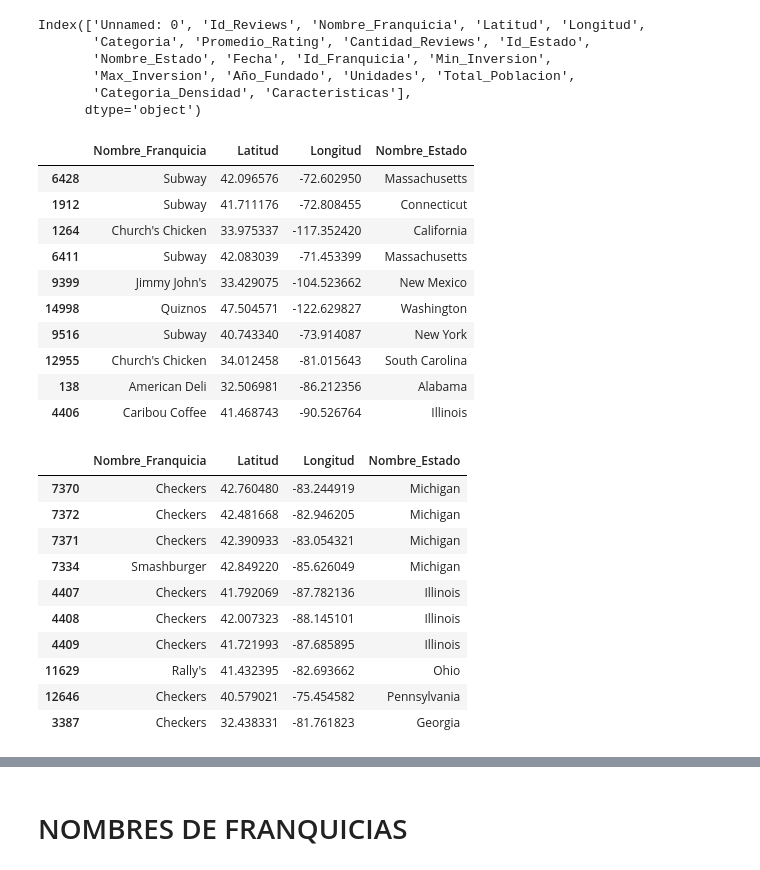
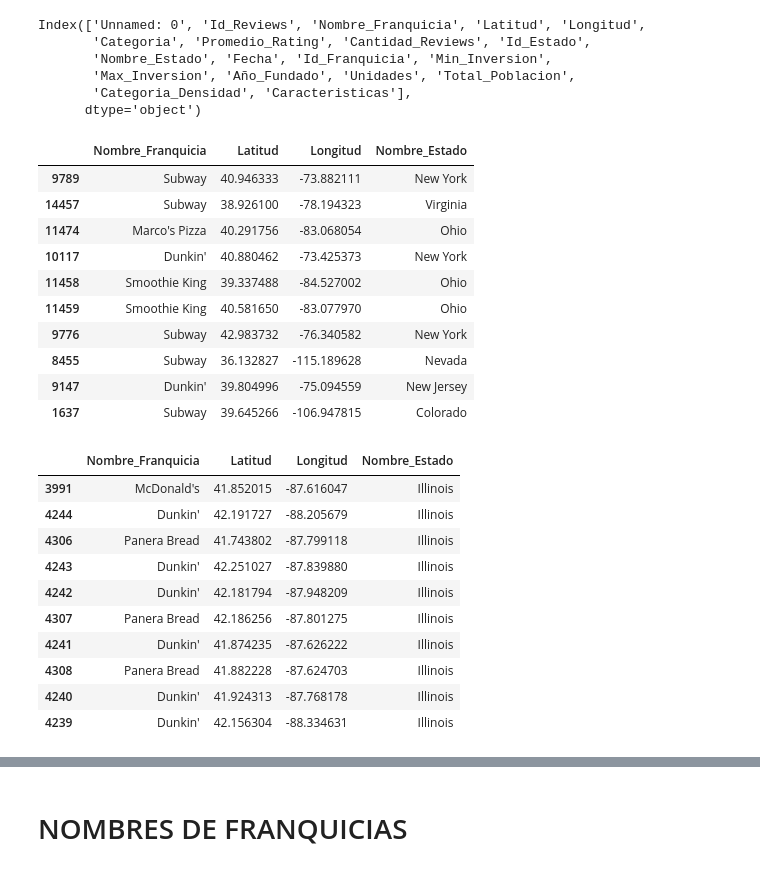
Before and after one commit to gdelrio0410/PF_DS_REVIEWS_AND_RECOMMENDATIONS, a Jupyter notebook: Sprint_3/Modelo/Modelo ML.ipynb, the cells around one changed output, grey strips where cells are left out. Drawn from its saved outputs; the diff is of its cells as text; code cells hidden in the pictures.

```diff
--- a/Sprint_3/Modelo/Modelo ML.ipynb
+++ b/Sprint_3/Modelo/Modelo ML.ipynb
@@ -197,11 +323,15 @@ from sklearn.metrics.pairwise import linear_kernel
 # Utilizar TF-IDF para convertir las características en vectores numéricos
 tfidf_vectorizer = TfidfVectorizer()
 
+# Asegurarse de que las columnas sean de tipo str
+df_combined_final_final['Nombre_Estado'] = df_combined_final_final['Nombre_Estado'].astype(str)
+df_combined_final_final['Categoria'] = df_combined_final_final['Categoria'].astype(str)
+
 # Combinar características relevantes en un solo texto para cada franquicia
-df_combined_final['Caracteristicas'] = df_combined_final['Nombre_Estado'] + ' ' + df_combined_final['Categoria']
+df_combined_final_final['Caracteristicas'] = df_combined_final_final['Nombre_Estado'] + ' ' + df_combined_final_final['Categoria']
 
 # Calcular la matriz TF-IDF
-tfidf_matrix = tfidf_vectorizer.fit_transform(df_combined_final['Caracteristicas'])
+tfidf_matrix = tfidf_vectorizer.fit_transform(df_combined_final_final['Caracteristicas'])
 
 # Calcular la similitud de coseno entre las franquicias
 cosine_sim = linear_kernel(tfidf_matrix, tfidf_matrix)
@@ -214,7 +344,7 @@ A continuación, se muestra un ejemplo de cómo generar recomendaciones en funci
 
 # Construir una matriz de características TF-IDF a partir de la columna 'Caracteristicas'
 tfidf_vectorizer = TfidfVectorizer(stop_words='english')
-tfidf_matrix = tfidf_vectorizer.fit_transform(df_combined_final['Caracteristicas'].fillna(''))
+tfidf_matrix = tfidf_vectorizer.fit_transform(df_combined_final_final['Caracteristicas'].fillna(''))
 
 # Calcular la similitud coseno entre los vectores TF-IDF
 cosine_sim = cosine_similarity(tfidf_matrix, tfidf_matrix)
@@ -222,7 +352,7 @@ cosine_sim = cosine_similarity(tfidf_matrix, tfidf_matrix)
 # Función para obtener las recomendaciones basadas en contenido
 def get_recommendations(nombre_franquicia, cosine_sim=cosine_sim):
     # Obtener el índice de la franquicia que coincide con el nombre
-    idx = df_combined_final[df_combined_final['Nombre_Franquicia'] == nombre_franquicia].index[0]
+    idx = df_combined_final_final[df_combined_final_final['Nombre_Franquicia'] == nombre_franquicia].index[0]
 
     # Obtener las puntuaciones de similitud coseno de todas las franquicias con esta franquicia
     sim_scores = list(enumerate(cosine_sim[idx]))
@@ -237,7 +367,7 @@ def get_recommendations(nombre_franquicia, cosine_sim=cosine_sim):
     franquicias_indices = [i[0] for i in sim_scores]
 
     # Obtener las recomendaciones, incluyendo la ubicación y el nombre del estado
-    recomendaciones = df_combined_final.iloc[franquicias_indices][['Nombre_Franquicia', 'Latitud', 'Longitud', 'Nombre_Estado']]
+    recomendaciones = df_combined_final_final.iloc[franquicias_indices][['Nombre_Franquicia', 'Latitud', 'Longitud', 'Nombre_Estado']]
 
     return recomendaciones
 
@@ -263,7 +393,7 @@ recomendaciones
 # Función para obtener las recomendaciones en función del mejor promedio de calificaciones
 def get_recommendations(nombre_franquicia, top_n=10):
     # Ordenar el DataFrame por el mejor promedio de calificaciones (en orden descendente)
-    sorted_df = df_combined_final.sort_values(by='Promedio_Rating', ascending=False)
+    sorted_df = df_combined_final_final.sort_values(by='Promedio_Rating', ascending=False)
 
     # Filtrar las franquicias que no sean la franquicia de referencia
     sorted_df = sorted_df[sorted_df['Nombre_Franquicia'] != nombre_franquicia]
@@ -300,7 +430,7 @@ Index(['Unnamed: 0', 'Id_Reviews', 'Nombre_Franquicia', 'Latitud', 'Longitud',
 # %%
 def get_recommendations(nombre_franquicia, cosine_sim=cosine_sim):
     # Ordenar el DataFrame original por el promedio de calificaciones (Promedio_Rating)
-    df_combined_final_sorted = df_combined_final.sort_values(by='Promedio_Rating', ascending=False)
+    df_combined_final_sorted = df_combined_final_final.sort_values(by='Promedio_Rating', ascending=False)
 
     # Filtrar el DataFrame para incluir solo las ubicaciones de la franquicia especificada por el usuario
     df_combined_final_franquicia = df_combined_final_sorted[df_combined_final_sorted['Nombre_Franquicia'] == nombre_franquicia]
@@ -331,52 +461,52 @@ recomendaciones = get_recommendations(nombre_franquicia_ejemplo)
 recomendaciones
 # %% [output]
 |  | Nombre_Franquicia | Latitud | Longitud | Nombre_Estado |
-| 6428 | Subway | 42.096576 | -72.602950 | Massachusetts |
-| 1912 | Subway | 41.711176 | -72.808455 | Connecticut |
-| 1264 | Church's Chicken | 33.975337 | -117.352420 | California |
-| 6411 | Subway | 42.083039 | -71.453399 | Massachusetts |
-| 9399 | Jimmy John's | 33.429075 | -104.523662 | New Mexico |
-| 14998 | Quiznos | 47.504571 | -122.629827 | Washington |
-| 9516 | Subway | 40.743340 | -73.914087 | New York |
-| 12955 | Church's Chicken | 34.012458 | -81.015643 | South Carolina |
-| 138 | American Deli | 32.506981 | -86.212356 | Alabama |
-| 4406 | Caribou Coffee | 41.468743 | -90.526764 | Illinois |
+| 9789 | Subway | 40.946333 | -73.882111 | New York |
+| 14457 | Subway | 38.926100 | -78.194323 | Virginia |
+| 11474 | Marco's Pizza | 40.291756 | -83.068054 | Ohio |
+| 10117 | Dunkin' | 40.880462 | -73.425373 | New York |
+| 11458 | Smoothie King | 39.337488 | -84.527002 | Ohio |
+| 11459 | Smoothie King | 40.581650 | -83.077970 | Ohio |
+| 9776 | Subway | 42.983732 | -76.340582 | New York |
+| 8455 | Subway | 36.132827 | -115.189628 | Nevada |
+| 9147 | Dunkin' | 39.804996 | -75.094559 | New Jersey |
+| 1637 | Subway | 39.645266 | -106.947815 | Colorado |
 # %%
 def get_recommendations(nombre_franquicia, cosine_sim=cosine_sim):
     # Filtrar el DataFrame para incluir solo las ubicaciones de la franquicia especificada por el usuario
-    df_combined_final_franquicia = df_combined_final[df_combined_final['Nombre_Franquicia'] == nombre_franquicia]
+    df_combined_final_franquicia = df_combined_final_final[df_combined_final_final['Nombre_Franquicia'] == nombre_franquicia]
 
     if not df_combined_final_franquicia.empty:
         # Ordenar el DataFrame filtrado por el promedio de calificaciones (Promedio_Rating)
         df_combined_final_franquicia = df_combined_final_franquicia.sort_values(by='Promedio_Rating', ascending=False)
 
         # Obtener las 10 franquicias más similares
         sim_scores = cosine_sim[df_combined_final_franquicia.index[0]]
 
         # Obtener los índices de las franquicias recomendadas
         franquicias_indices = sim_scores.argsort()[::-1][1:11]
 
         # Obtener las recomendaciones, incluyendo la ubicación y el nombre del estado
-        recomendaciones = df_combined_final.iloc[franquicias_indices][['Nombre_Franquicia', 'Latitud', 'Longitud', 'Nombre_Estado']]
+        recomendaciones = df_combined_final_final.iloc[franquicias_indices][['Nombre_Franquicia', 'Latitud', 'Longitud', 'Nombre_Estado']]
         return recomendaciones
     else:
         return "La franquicia especificada no se encontró en los datos."
 
 nombre_franquicia_ejemplo = 'Checkers'  # Cambia esto por la franquicia que desees
 recomendaciones = get_recommendations(nombre_franquicia_ejemplo)
 recomendaciones
 # %% [output]
 |  | Nombre_Franquicia | Latitud | Longitud | Nombre_Estado |
-| 7370 | Checkers | 42.760480 | -83.244919 | Michigan |
-| 7372 | Checkers | 42.481668 | -82.946205 | Michigan |
-| 7371 | Checkers | 42.390933 | -83.054321 | Michigan |
-| 7334 | Smashburger | 42.849220 | -85.626049 | Michigan |
-| 4407 | Checkers | 41.792069 | -87.782136 | Illinois |
-| 4408 | Checkers | 42.007323 | -88.145101 | Illinois |
-| 4409 | Checkers | 41.721993 | -87.685895 | Illinois |
-| 11629 | Rally's | 41.432395 | -82.693662 | Ohio |
-| 12646 | Checkers | 40.579021 | -75.454582 | Pennsylvania |
-| 3387 | Checkers | 32.438331 | -81.761823 | Georgia |
+| 3991 | McDonald's | 41.852015 | -87.616047 | Illinois |
+| 4244 | Dunkin' | 42.191727 | -88.205679 | Illinois |
+| 4306 | Panera Bread | 41.743802 | -87.799118 | Illinois |
+| 4243 | Dunkin' | 42.251027 | -87.839880 | Illinois |
+| 4242 | Dunkin' | 42.181794 | -87.948209 | Illinois |
+| 4307 | Panera Bread | 42.186256 | -87.801275 | Illinois |
+| 4241 | Dunkin' | 41.874235 | -87.626222 | Illinois |
+| 4308 | Panera Bread | 41.882228 | -87.624703 | Illinois |
+| 4240 | Dunkin' | 41.924313 | -87.768178 | Illinois |
+| 4239 | Dunkin' | 42.156304 | -88.334631 | Illinois |
 # %%
 def get_recommendations(nombre_franquicia, cosine_sim=cosine_sim):
     # Filtrar el DataFrame para incluir solo las ubicaciones de la franquicia especificada por el usuario
```
Also changed, not shown: parts of 24 cells of this notebook, 3 other files.
